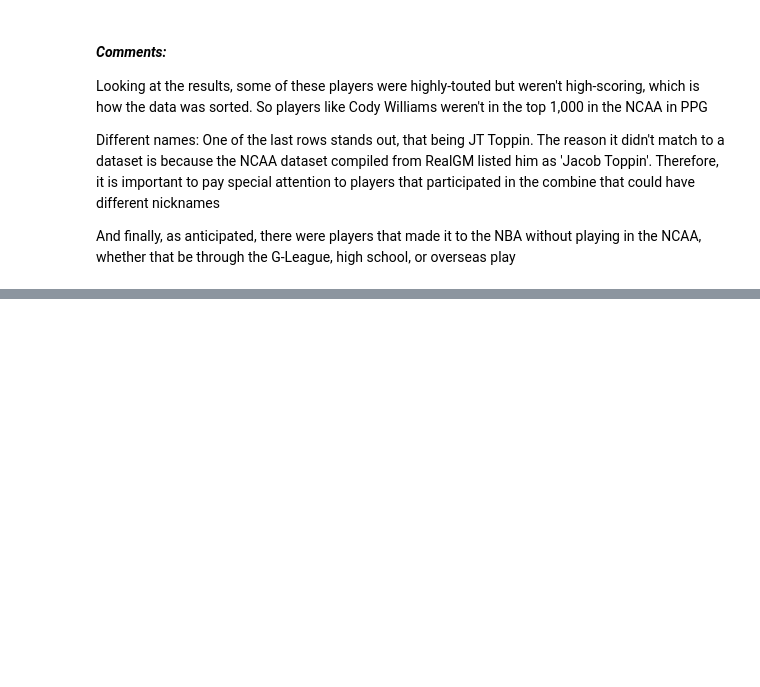
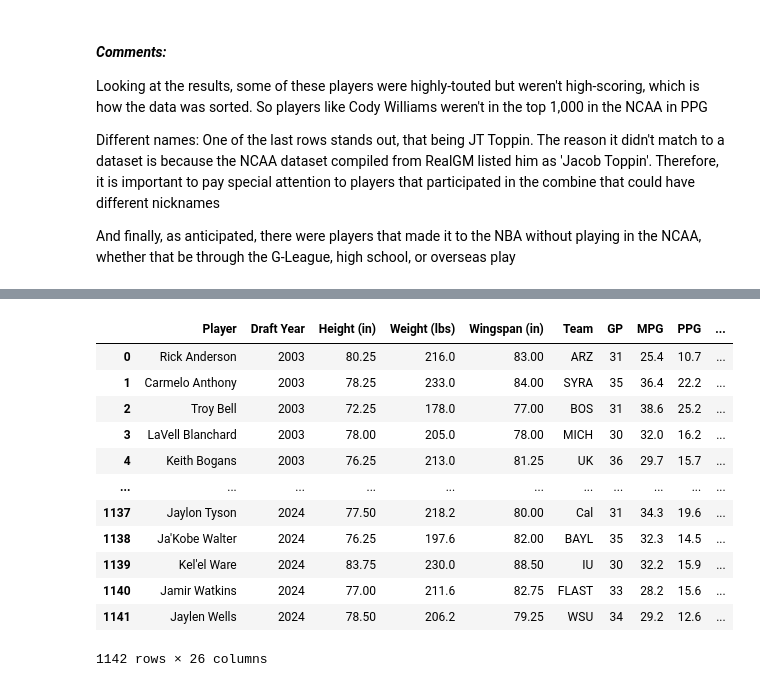
Before and after one commit to jkenzak/nbadraft, a Jupyter notebook: notebooks/02_data_cleaning.ipynb, the cells around one changed output, grey strips where cells are left out. Cells and saved outputs as stored; diff of their text form; code cells hidden in the pictures; blank space fills up the shorter version.

Commit message:
Cleaning and Merging Data

```diff
--- a/notebooks/02_data_cleaning.ipynb
+++ b/notebooks/02_data_cleaning.ipynb
@@ -40,0 +166,9 @@ And finally, as anticipated, there were players that made it to the NBA without
+# %%
+def get_measurements(col):
+    cols = col.str.split("'", expand=True)
+    cols[0] = cols[0].astype(float)
+    cols[1] = cols[1].astype(float)
+    return 12 * cols[0] + cols[1]
+# %%
+combine['HEIGHT W/O SHOES'] = get_measurements(combine['HEIGHT W/O SHOES'])
+combine['WINGSPAN'] = get_measurements(combine['WINGSPAN'])
@@ -40,0 +184,7 @@ And finally, as anticipated, there were players that made it to the NBA without
+# %%
+combine_clean = combine[['PLAYER', 'DRAFT YR', 'HEIGHT W/O SHOES', 'WEIGHT (LBS)', 'WINGSPAN']]
+combine_clean = combine_clean.rename({'PLAYER': 'Player',
+                                      'DRAFT YR': 'Draft Year',
+                                      'HEIGHT W/O SHOES': 'Height (in)',
+                                      'WEIGHT (LBS)': 'Weight (lbs)',
+                                      'WINGSPAN': 'Wingspan (in)'}, axis=1)
@@ -40,0 +195,20 @@ And finally, as anticipated, there were players that made it to the NBA without
+# %%
+all_data = pd.merge(combine_clean, ncaa, how="inner",
+                   left_on=['Player', 'Draft Year'], right_on=['Player', 'Draft Yr'])
+all_data = all_data.drop(['Draft Yr', '#'], axis=1) # Removing unnecessary Draft Yr and rank columns
+# %%
+all_data
+# %% [output]
+|  | Player | Draft Year | Height (in) | Weight (lbs) | Wingspan (in) | Team | GP | MPG | PPG | ... |
+| 0 | Rick Anderson | 2003 | 80.25 | 216.0 | 83.00 | ARZ | 31 | 25.4 | 10.7 | ... |
+| 1 | Carmelo Anthony | 2003 | 78.25 | 233.0 | 84.00 | SYRA | 35 | 36.4 | 22.2 | ... |
+| 2 | Troy Bell | 2003 | 72.25 | 178.0 | 77.00 | BOS | 31 | 38.6 | 25.2 | ... |
+| 3 | LaVell Blanchard | 2003 | 78.00 | 205.0 | 78.00 | MICH | 30 | 32.0 | 16.2 | ... |
+| 4 | Keith Bogans | 2003 | 76.25 | 213.0 | 81.25 | UK | 36 | 29.7 | 15.7 | ... |
+| ... | ... | ... | ... | ... | ... | ... | ... | ... | ... | ... |
+| 1137 | Jaylon Tyson | 2024 | 77.50 | 218.2 | 80.00 | Cal | 31 | 34.3 | 19.6 | ... |
+| 1138 | Ja'Kobe Walter | 2024 | 76.25 | 197.6 | 82.00 | BAYL | 35 | 32.3 | 14.5 | ... |
+| 1139 | Kel'el Ware | 2024 | 83.75 | 230.0 | 88.50 | IU | 30 | 32.2 | 15.9 | ... |
+| 1140 | Jamir Watkins | 2024 | 77.00 | 211.6 | 82.75 | FLAST | 33 | 28.2 | 15.6 | ... |
+| 1141 | Jaylen Wells | 2024 | 78.50 | 206.2 | 79.25 | WSU | 34 | 29.2 | 12.6 | ... |
+1142 rows × 26 columns
```
Also changed, not shown: parts of 14 cells of this notebook, 3 other files.
